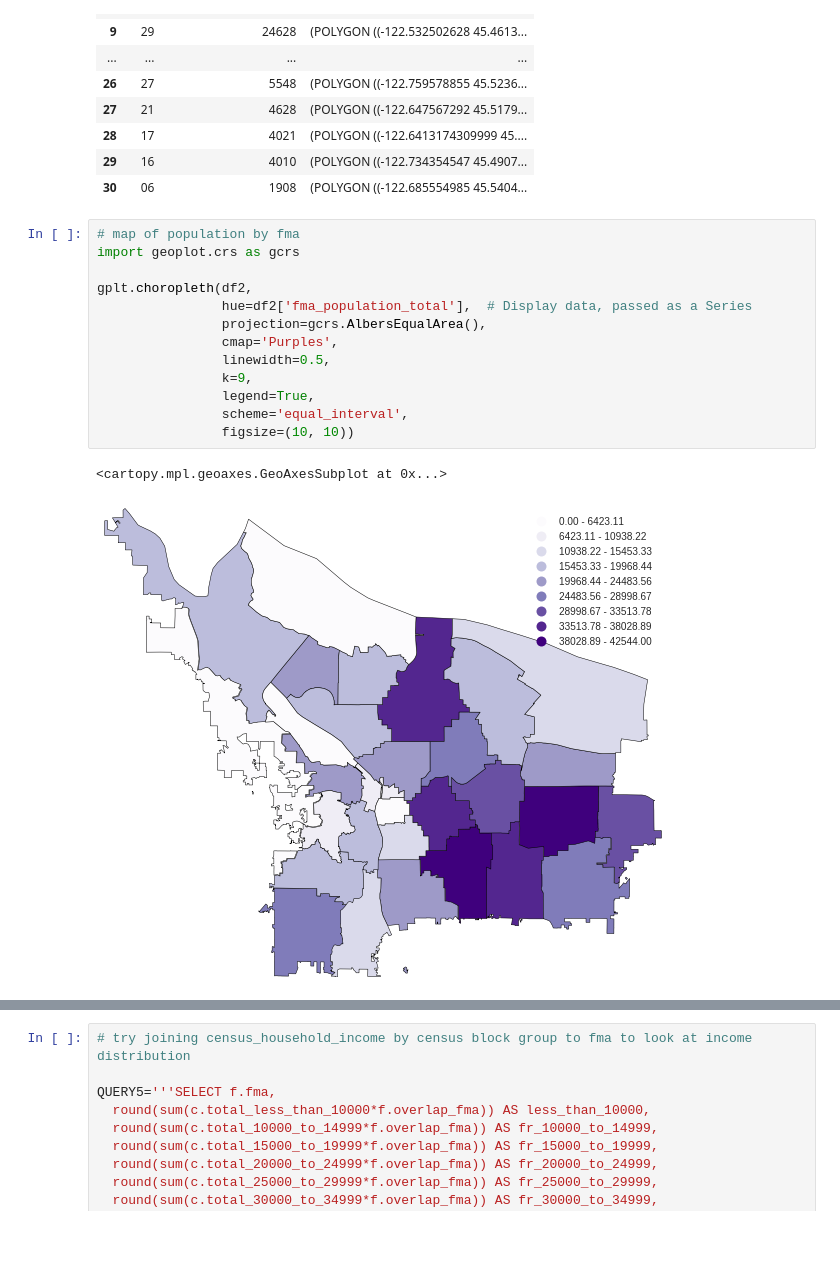
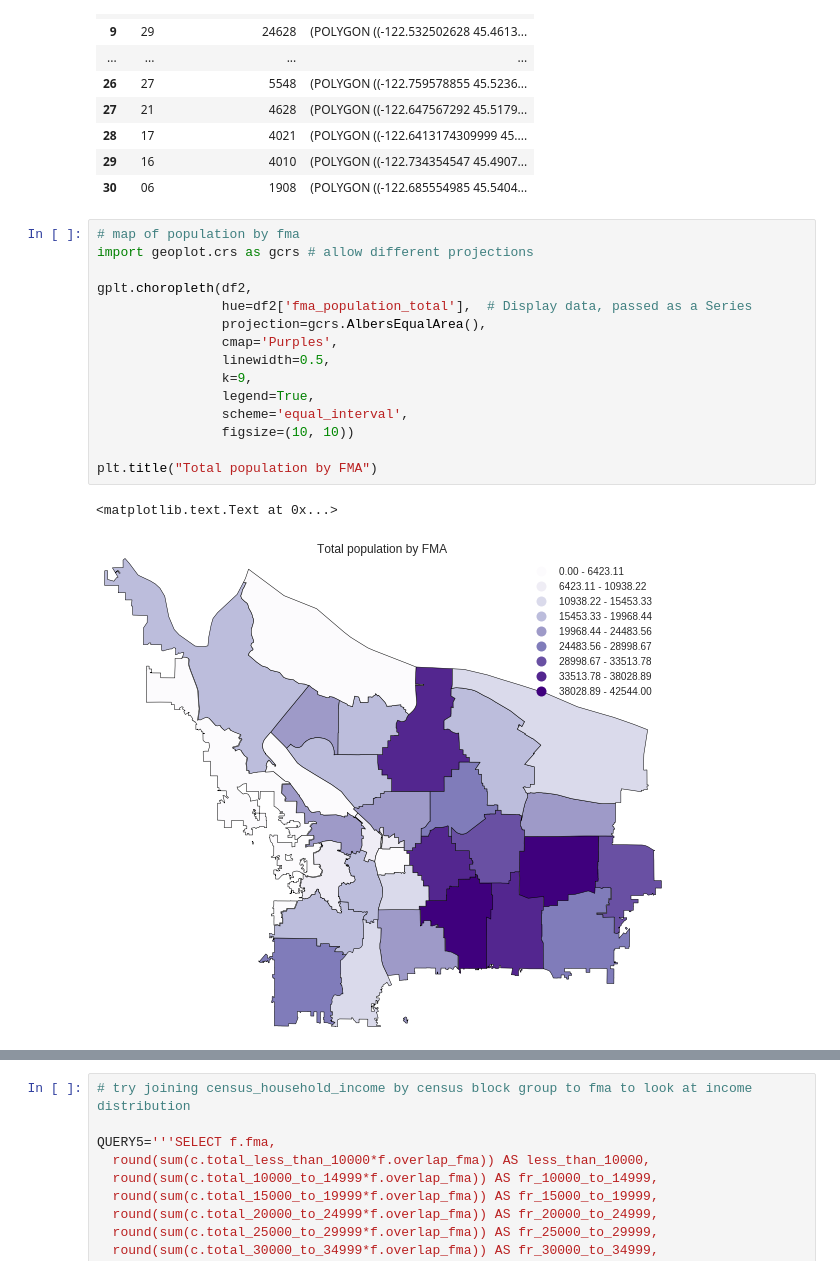
Before and after one commit to sky-t/hack-or-emergency-response, a Jupyter notebook: census_eda_geo.ipynb, the cells around one changed output, grey strips where cells are left out. Saved outputs shown, nothing was run; the diff lists cells and outputs as text; blank space fills up the shorter version.

```diff
--- a/census_eda_geo.ipynb
+++ b/census_eda_geo.ipynb
@@ -201,20 +202,22 @@ df2
 | 30 | 06 | 1908 | (POLYGON ((-122.685554985 45.5404... |
 # %%
 # map of population by fma
-import geoplot.crs as gcrs
+import geoplot.crs as gcrs # allow different projections
 
 gplt.choropleth(df2,
                 hue=df2['fma_population_total'],  # Display data, passed as a Series
                 projection=gcrs.AlbersEqualArea(),
                 cmap='Purples',
                 linewidth=0.5,
                 k=9,
                 legend=True,
                 scheme='equal_interval',
                 figsize=(10, 10))
+
+plt.title("Total population by FMA")
 # %% [output]
-<cartopy.mpl.geoaxes.GeoAxesSubplot at 0x...>
+<matplotlib.text.Text at 0x...>
-[figure, old version]
+[figure, new version]
 # %%
 # try joining census housing_tenure by census block group to fma
 QUERY3='''SELECT f.fma,
```
Also changed, not shown: parts of 33 cells of this notebook.
